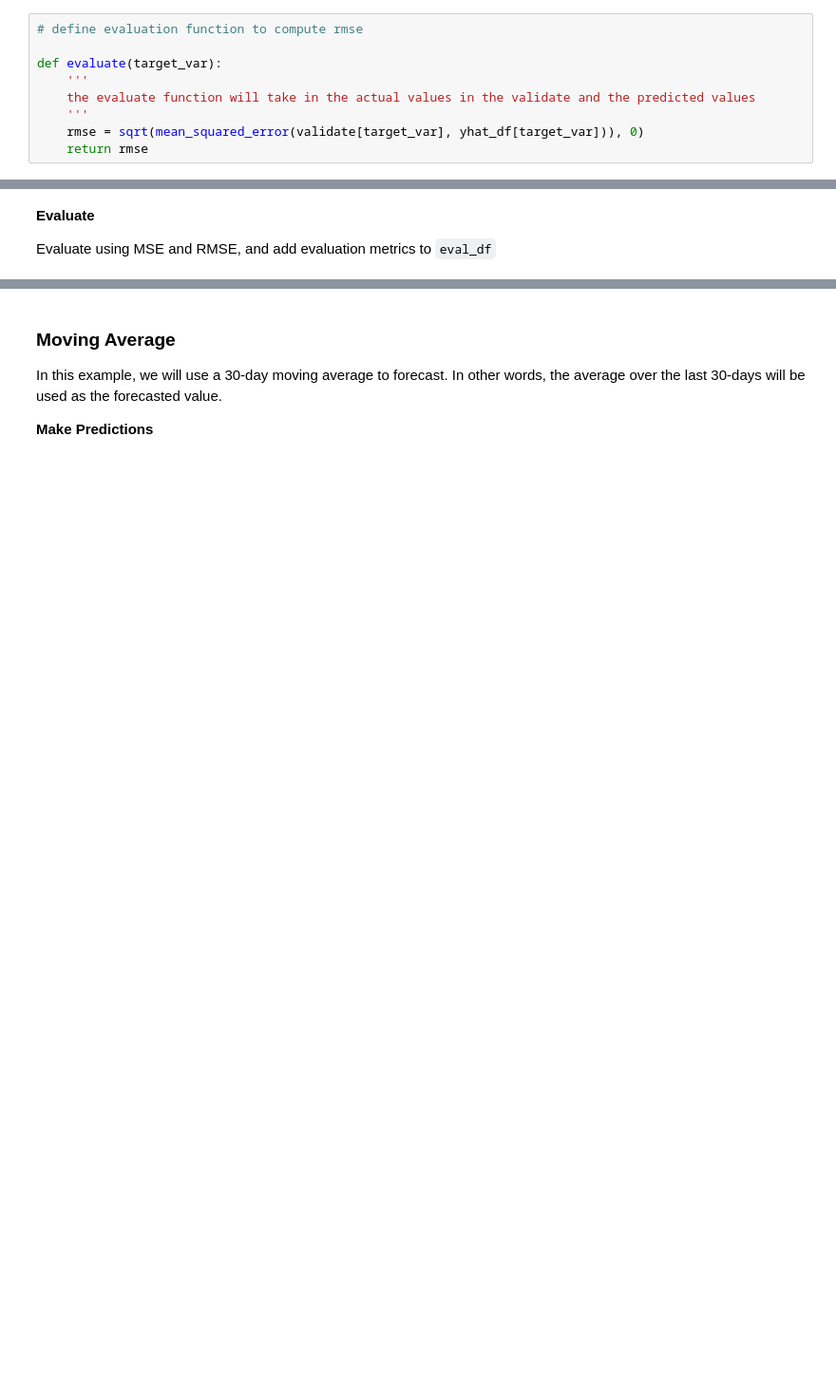
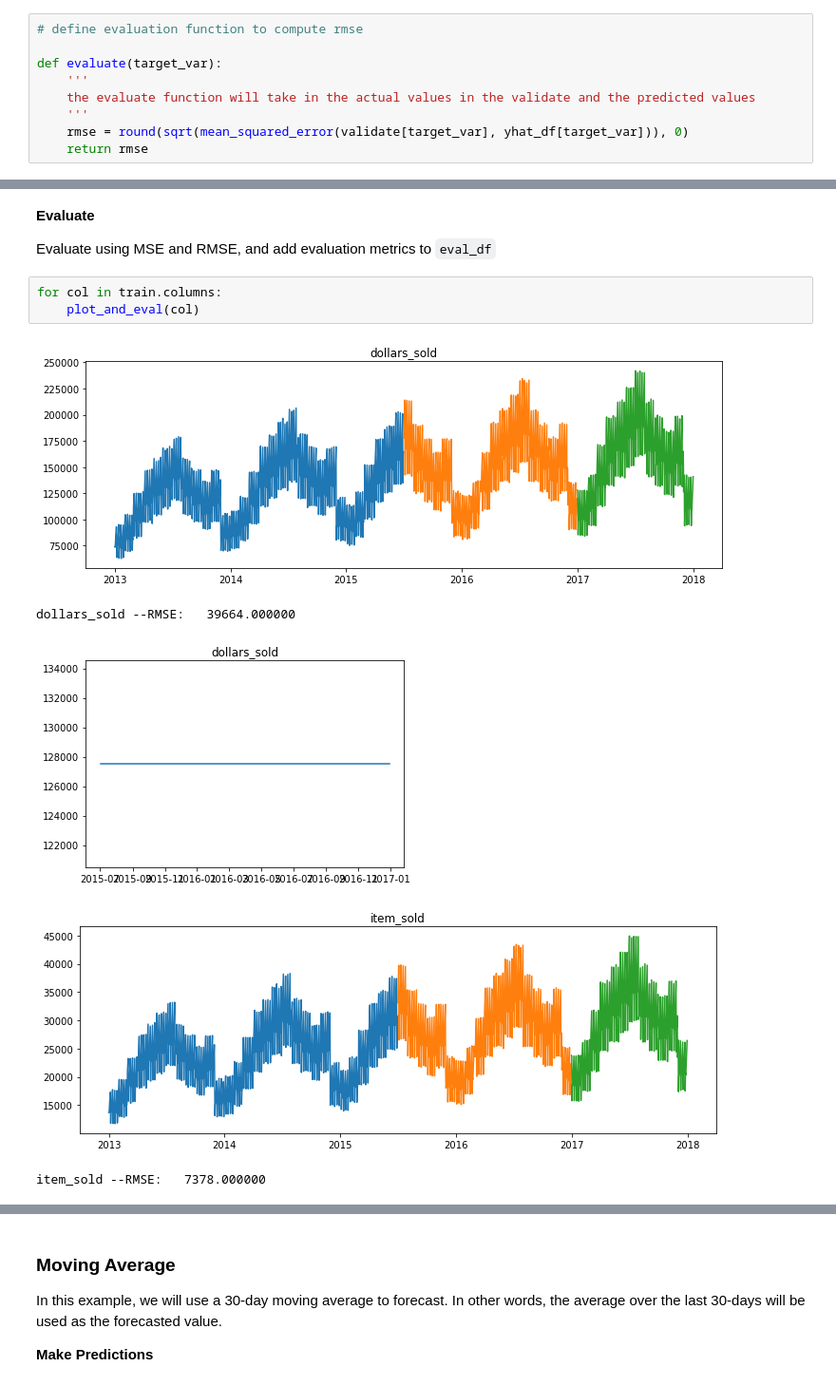
Before and after one commit to SLawsonWoods/time_series_exercises_1, a Jupyter notebook: modeling-lesson.ipynb, the cells around one changed output, grey strips where cells are left out. Shown: that part at 95% size. Cells and saved outputs as stored; diff of their text form; blank space fills up the shorter version.

```diff
--- a/modeling-lesson.ipynb
+++ b/modeling-lesson.ipynb
@@ -239,7 +239,7 @@ def evaluate(target_var):
     '''
     the evaluate function will take in the actual values in the validate and the predicted values
     '''
-    rmse = sqrt(mean_squared_error(validate[target_var], yhat_df[target_var])), 0)
+    rmse = round(sqrt(mean_squared_error(validate[target_var], yhat_df[target_var])), 0)
     return rmse
 # %% [markdown]
 `plot_and_eval()` will use the evaluate function and also plot train and test values with the predicted values in order to compare performance.
@@ -346,3 +372,12 @@ Now, let's plot and evaluate the performance of our time series model using **Si
 **Evaluate**
 
 Evaluate using MSE and RMSE, and add evaluation metrics to `eval_df`
+# %%
+for col in train.columns:
+    plot_and_eval(col)
+# %% [output]
+[figure, added]
+dollars_sold --RMSE:   39664.000000
+[figure, added]
+[figure, added]
+item_sold --RMSE:   7378.000000
```
Also changed, not shown: parts of 9 cells of this notebook.
